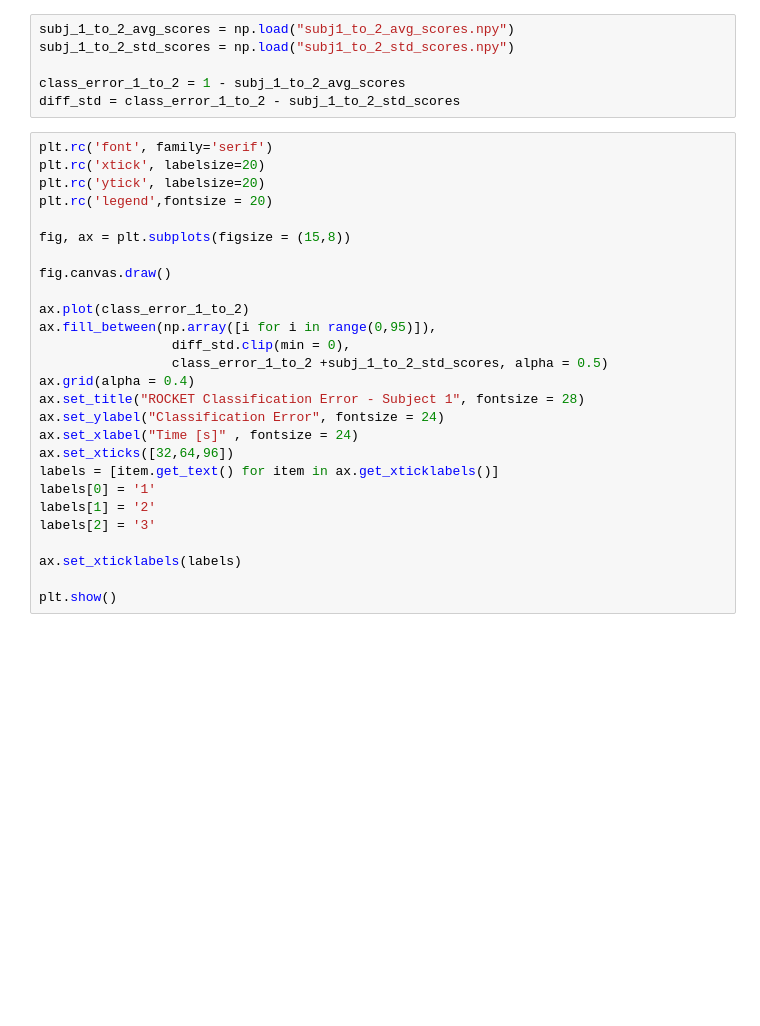
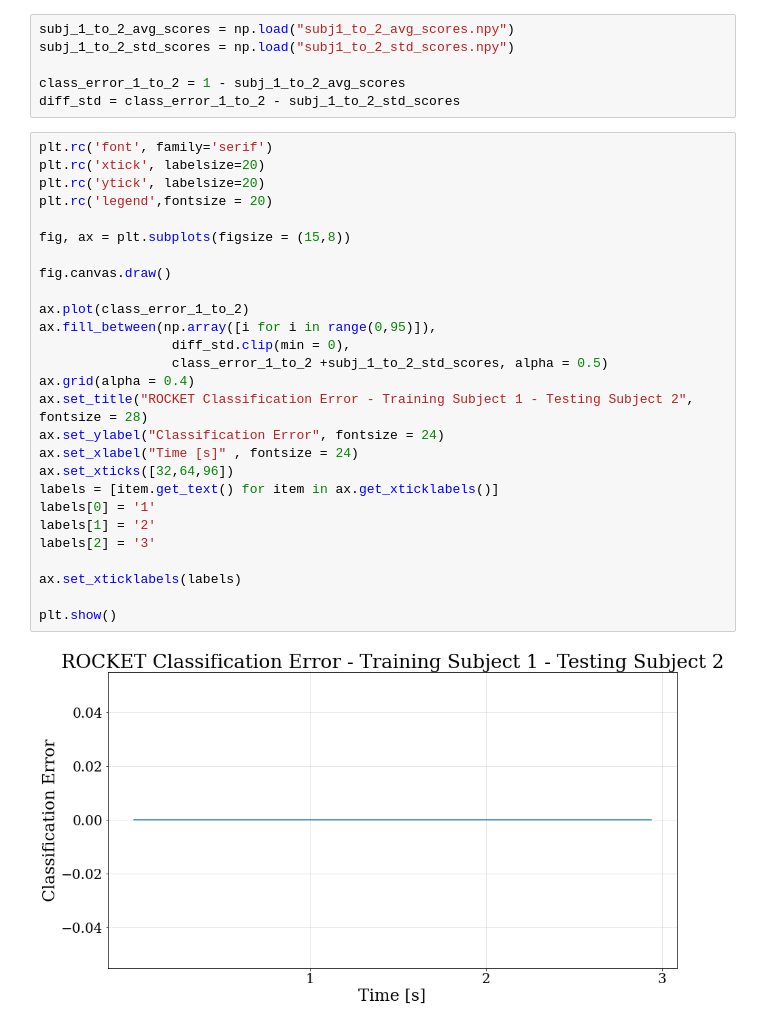
Before and after one commit to MachineLearningJournalClub/SSVEP_IEEE_SMC_2021, a Jupyter notebook: Code/ROCKET/Plotting.ipynb, the cells around one changed output. Saved outputs shown, nothing was run; the diff lists cells and outputs as text; blank space fills up the shorter version.

```diff
--- a/Code/ROCKET/Plotting.ipynb
+++ b/Code/ROCKET/Plotting.ipynb
@@ -87,27 +89,29 @@ diff_std = class_error_1_to_2 - subj_1_to_2_std_scores
 # %%
 plt.rc('font', family='serif')
 plt.rc('xtick', labelsize=20)
 plt.rc('ytick', labelsize=20)
 plt.rc('legend',fontsize = 20)
 
 fig, ax = plt.subplots(figsize = (15,8))
 
 fig.canvas.draw()
 
 ax.plot(class_error_1_to_2)
 ax.fill_between(np.array([i for i in range(0,95)]),
                  diff_std.clip(min = 0),
                  class_error_1_to_2 +subj_1_to_2_std_scores, alpha = 0.5)
 ax.grid(alpha = 0.4)
-ax.set_title("ROCKET Classification Error - Subject 1", fontsize = 28)
+ax.set_title("ROCKET Classification Error - Training Subject 1 - Testing Subject 2", fontsize = 28)
 ax.set_ylabel("Classification Error", fontsize = 24)
 ax.set_xlabel("Time [s]" , fontsize = 24)
 ax.set_xticks([32,64,96])
 labels = [item.get_text() for item in ax.get_xticklabels()]
 labels[0] = '1'
 labels[1] = '2'
 labels[2] = '3'
 
 ax.set_xticklabels(labels)
 
 plt.show()
+# %% [output]
+[figure, added]
```
Also changed, not shown: parts of 1 cell of this notebook, 4 other files.
